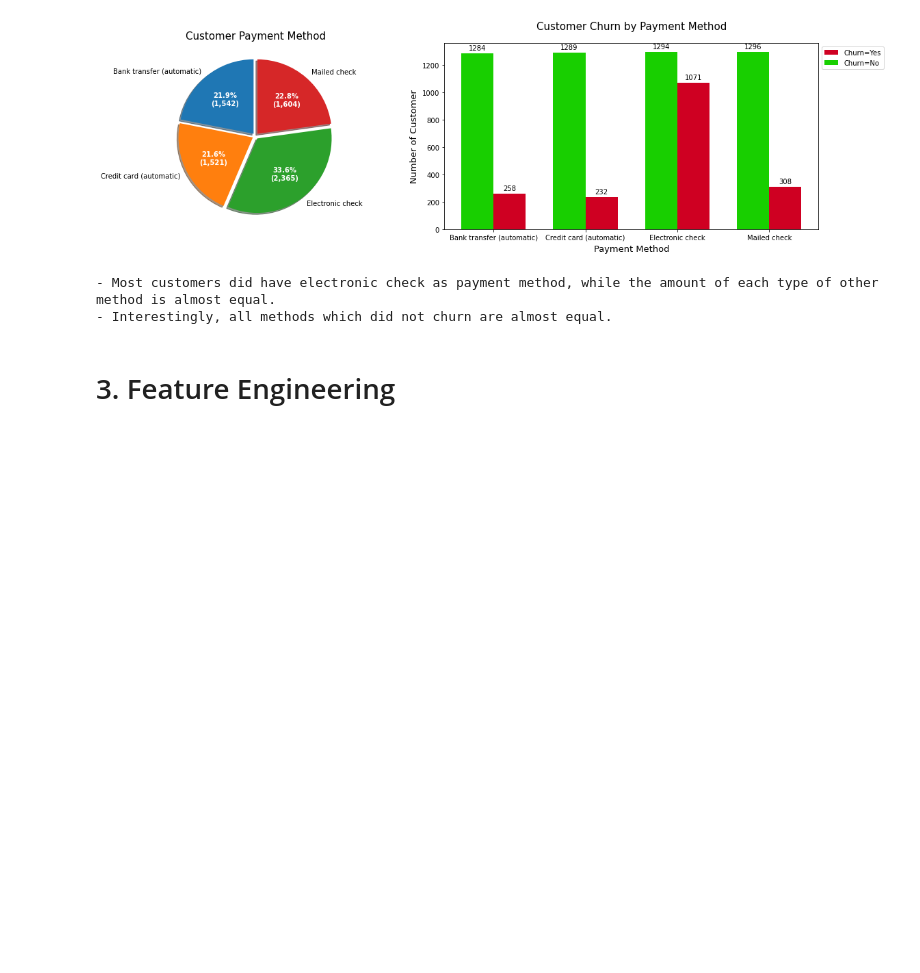
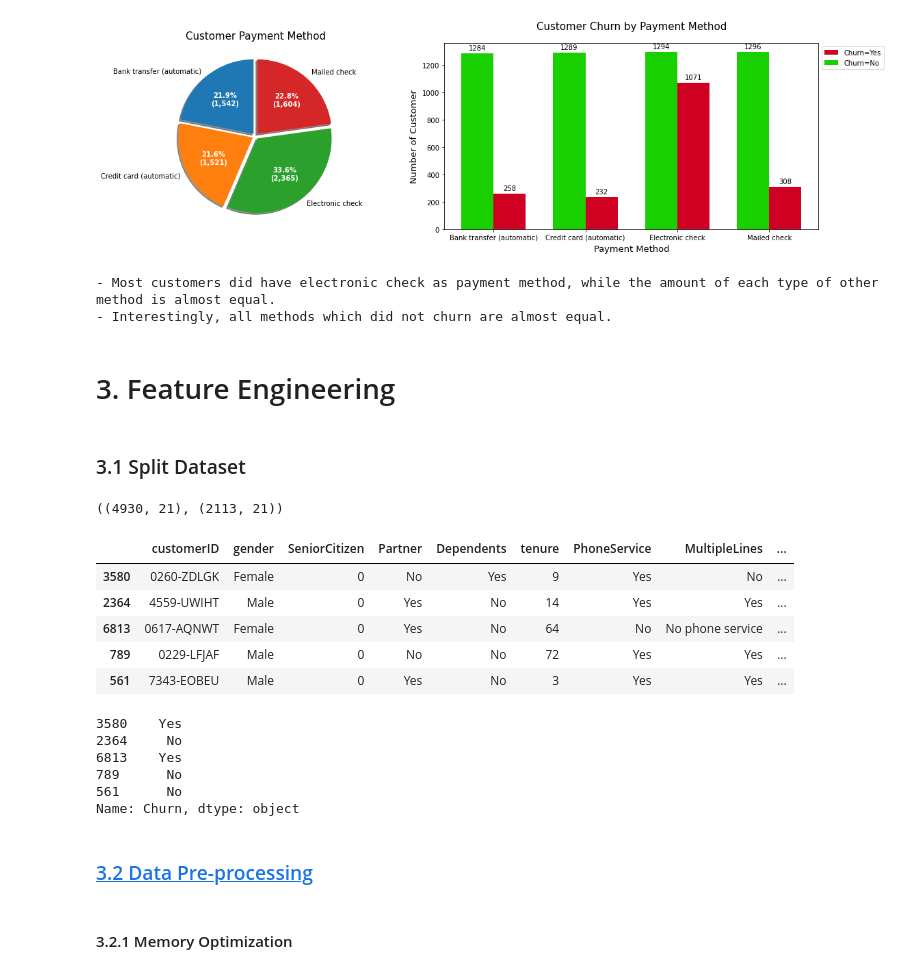
Before and after one commit to muhammadrifki1992/Project, a Jupyter notebook: Telco_Cust_Churn-EDA.ipynb, the cells around one changed output. Drawn from its saved outputs; the diff is of its cells as text; code cells hidden in the pictures; blank space fills up the shorter version.

```diff
--- a/Telco_Cust_Churn-EDA.ipynb
+++ b/Telco_Cust_Churn-EDA.ipynb
@@ -1530,3 +1547,33 @@ print('\n- Most customers did have electronic check as payment method, while the
 - Interestingly, all methods which did not churn are almost equal.
 # %% [markdown]
 # <a id='3'>3. Feature Engineering</a>
+# %% [markdown]
+### <a id='3-1'>3.1 Split Dataset</a>
+# %%
+X_train, X_test, y_train, y_test = train_test_split(df, df['Churn'], test_size=0.3, random_state=0)
+
+X_train.shape, X_test.shape
+# %% [output]
+((4930, 21), (2113, 21))
+# %%
+X_train.head()
+# %% [output]
+|  | customerID | gender | SeniorCitizen | Partner | Dependents | tenure | PhoneService | MultipleLines | ... |
+| 3580 | 0260-ZDLGK | Female | 0 | No | Yes | 9 | Yes | No | ... |
+| 2364 | 4559-UWIHT | Male | 0 | Yes | No | 14 | Yes | Yes | ... |
+| 6813 | 0617-AQNWT | Female | 0 | Yes | No | 64 | No | No phone service | ... |
+| 789 | 0229-LFJAF | Male | 0 | No | No | 72 | Yes | Yes | ... |
+| 561 | 7343-EOBEU | Male | 0 | Yes | No | 3 | Yes | Yes | ... |
+# %%
+y_train.head()
+# %% [output]
+3580    Yes
+2364     No
+6813    Yes
+789      No
+561      No
+Name: Churn, dtype: object
+# %% [markdown]
+### <a href='#3-2'>3.2 Data Pre-processing</a>
+# %% [markdown]
+#### <a id='3-2-1'>3.2.1 Memory Optimization</a>
```
Also changed, not shown: parts of 29 cells of this notebook.
